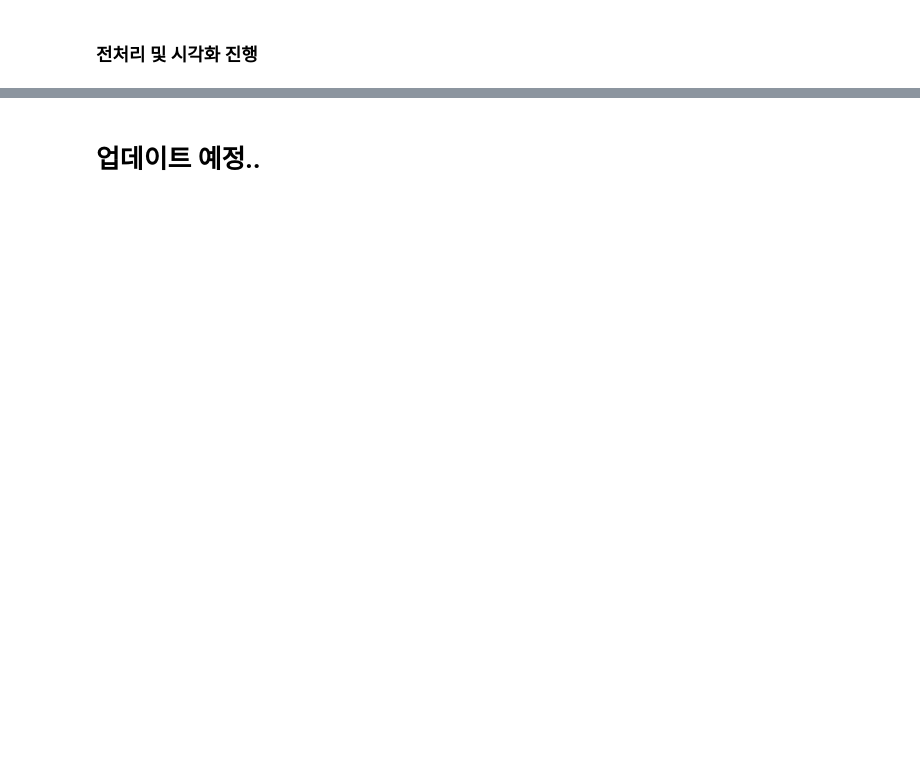
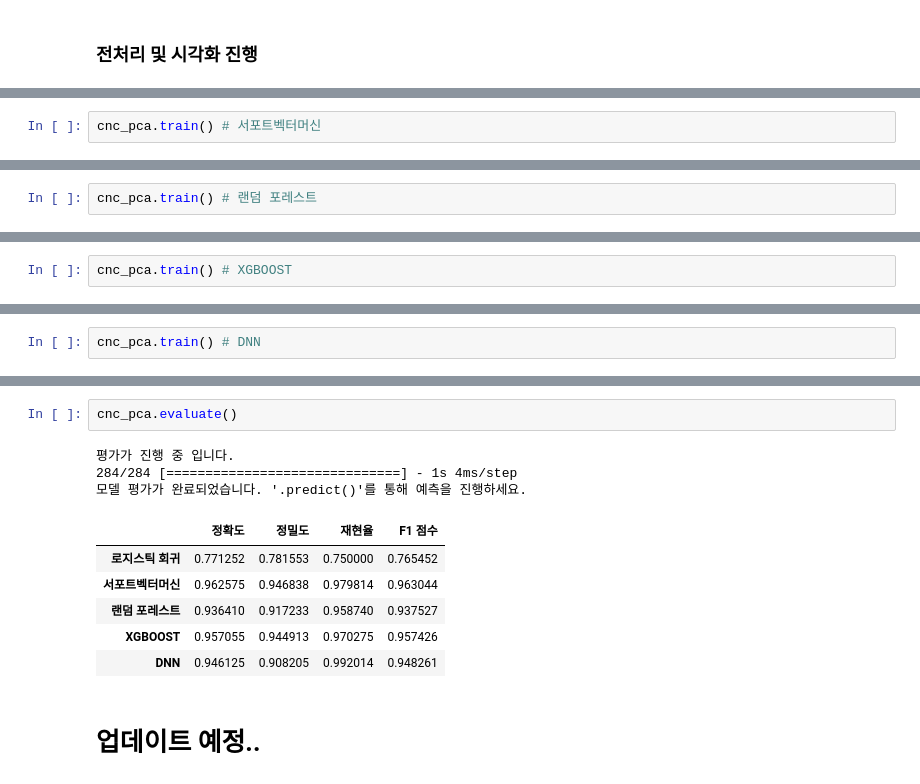
Before and after one commit to GwangAnLeeDunKinDonass/MOS, a Jupyter notebook: 실습.ipynb, the cells around one changed output, grey strips where cells are left out. Cells and saved outputs as stored; diff of their text form; blank space fills up the shorter version.

```diff
--- a/실습.ipynb
+++ b/실습.ipynb
@@ -164,0 +167,2 @@ cnc_pca.predict()
+# %%
+cnc_pca.train() # 서포트벡터머신
@@ -164,0 +182,2 @@ cnc_pca.predict()
+# %%
+cnc_pca.train() # 랜덤 포레스트
@@ -164,0 +197,2 @@ cnc_pca.predict()
+# %%
+cnc_pca.train() # XGBOOST
@@ -164,0 +217,2 @@ cnc_pca.predict()
+# %%
+cnc_pca.train() # DNN
@@ -165,2 +237,14 @@ cnc_pca.predict()
+# %%
+cnc_pca.evaluate()
+# %% [output]
+평가가 진행 중 입니다.
+284/284 [==============================] - 1s 4ms/step
+모델 평가가 완료되었습니다. '.predict()'를 통해 예측을 진행하세요.
+|  | 정확도 | 정밀도 | 재현율 | F1 점수 |
+| 로지스틱 회귀 | 0.771252 | 0.781553 | 0.750000 | 0.765452 |
+| 서포트벡터머신 | 0.962575 | 0.946838 | 0.979814 | 0.963044 |
+| 랜덤 포레스트 | 0.936410 | 0.917233 | 0.958740 | 0.937527 |
+| XGBOOST | 0.957055 | 0.944913 | 0.970275 | 0.957426 |
+| DNN | 0.946125 | 0.908205 | 0.992014 | 0.948261 |
 # %% [markdown]
 # 업데이트 예정..
```
Also changed, not shown: parts of 31 cells of this notebook, 8 other files.
